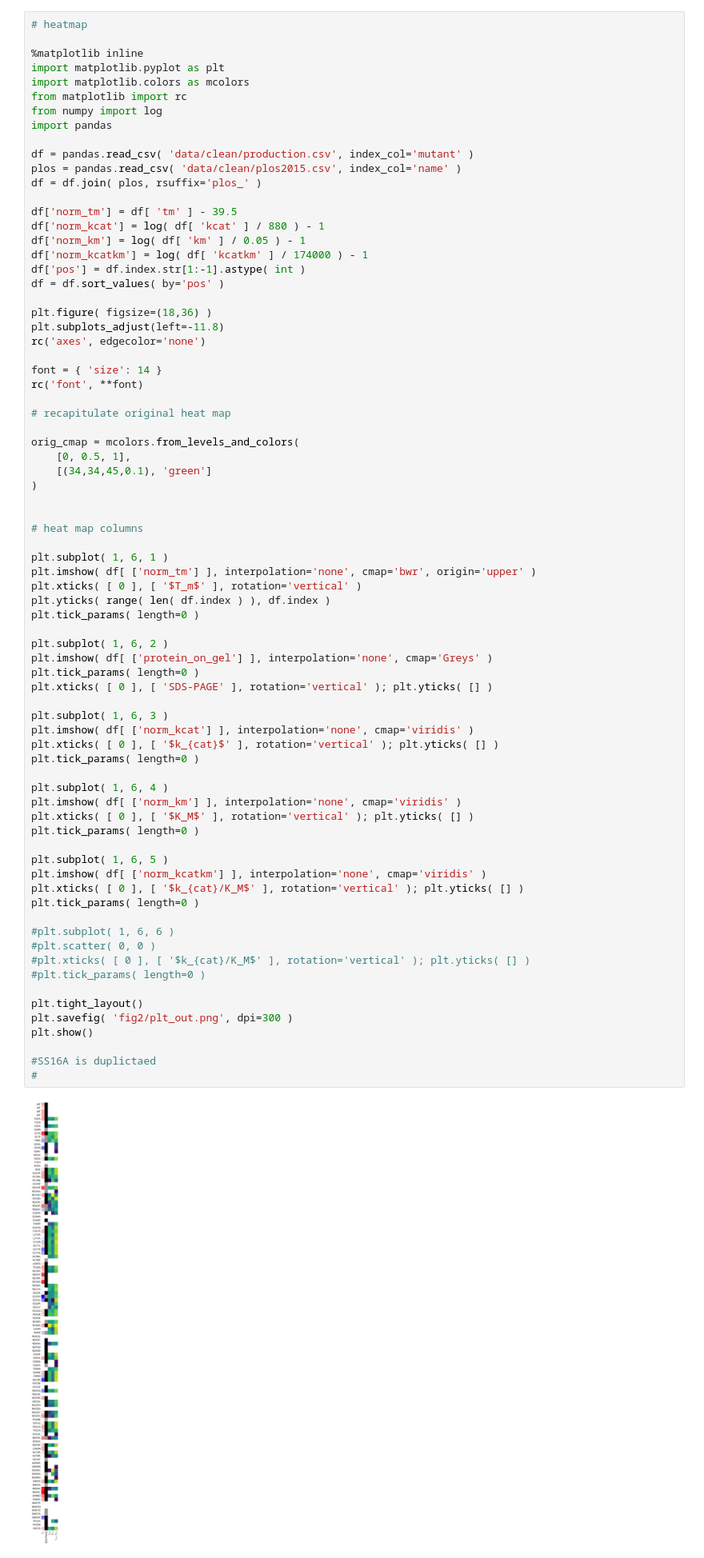
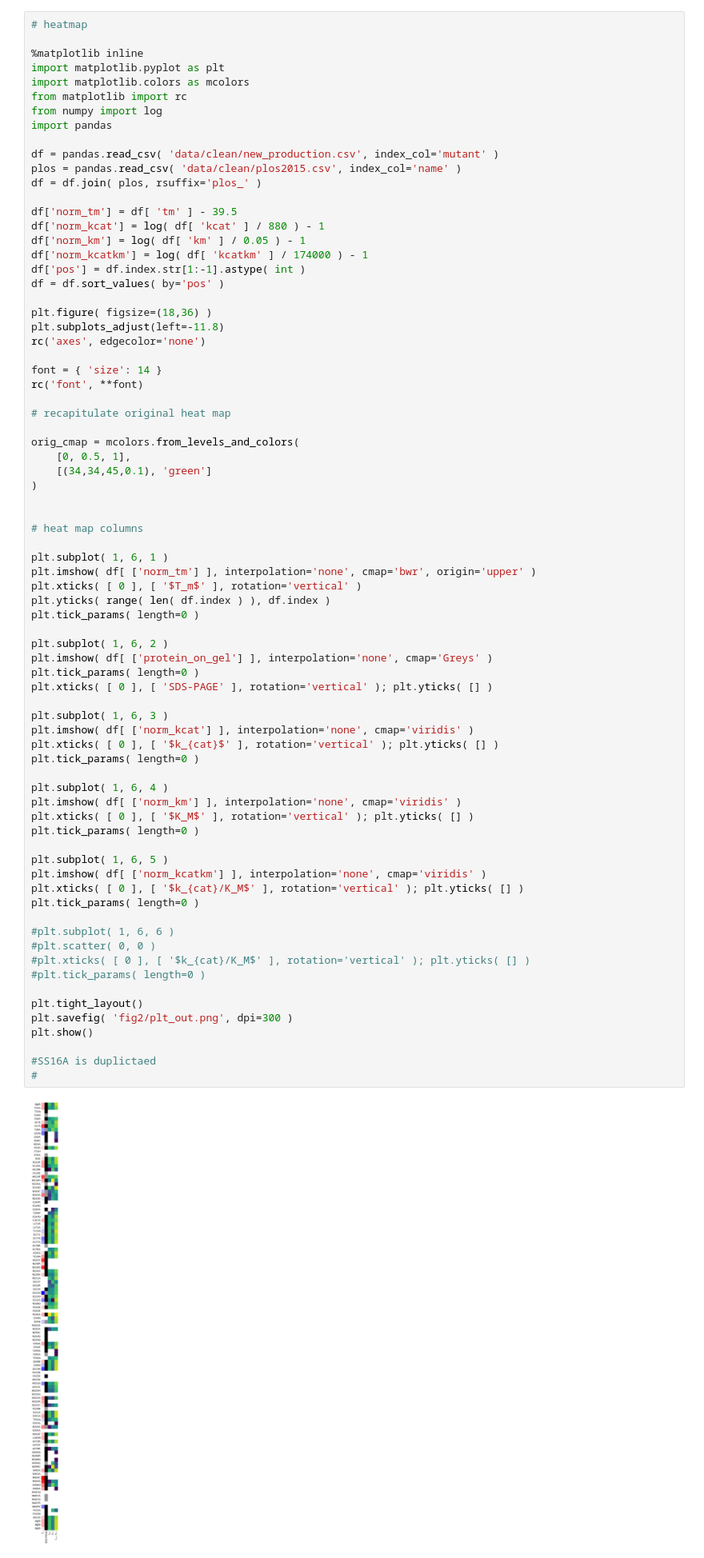
Before and after one commit to sienahw/bagel-thermostability, a Jupyter notebook: figures (1).ipynb, the cells around one changed output. Shown at 80% size. Saved outputs shown, nothing was run; the diff lists cells and outputs as text.

```diff
--- a/figures (1).ipynb
+++ b/figures (1).ipynb
@@ -21,7 +26,7 @@ from matplotlib import rc
 from numpy import log
 import pandas
 
-df = pandas.read_csv( 'data/clean/production.csv', index_col='mutant' )
+df = pandas.read_csv( 'data/clean/new_production.csv', index_col='mutant' )
 plos = pandas.read_csv( 'data/clean/plos2015.csv', index_col='name' )
 df = df.join( plos, rsuffix='plos_' )
 
@@ -60,34 +65,34 @@ plt.imshow( df[ ['protein_on_gel'] ], interpolation='none', cmap='Greys' )
 plt.tick_params( length=0 )
 plt.xticks( [ 0 ], [ 'SDS-PAGE' ], rotation='vertical' ); plt.yticks( [] )
 
 plt.subplot( 1, 6, 3 )
 plt.imshow( df[ ['norm_kcat'] ], interpolation='none', cmap='viridis' )
 plt.xticks( [ 0 ], [ '$k_{cat}$' ], rotation='vertical' ); plt.yticks( [] )
 plt.tick_params( length=0 )
 
 plt.subplot( 1, 6, 4 )
 plt.imshow( df[ ['norm_km'] ], interpolation='none', cmap='viridis' )
 plt.xticks( [ 0 ], [ '$K_M$' ], rotation='vertical' ); plt.yticks( [] )
 plt.tick_params( length=0 )
 
 plt.subplot( 1, 6, 5 )
 plt.imshow( df[ ['norm_kcatkm'] ], interpolation='none', cmap='viridis' )
 plt.xticks( [ 0 ], [ '$k_{cat}/K_M$' ], rotation='vertical' ); plt.yticks( [] )
 plt.tick_params( length=0 )
 
 #plt.subplot( 1, 6, 6 )
 #plt.scatter( 0, 0 )
 #plt.xticks( [ 0 ], [ '$k_{cat}/K_M$' ], rotation='vertical' ); plt.yticks( [] )
 #plt.tick_params( length=0 )
 
 plt.tight_layout()
 plt.savefig( 'fig2/plt_out.png', dpi=300 )
 plt.show()
 
 #SS16A is duplictaed
 #
 # %% [output]
-[figure, old version]
+[figure, new version]
 # %%
 # legends
 
```
Also changed, not shown: parts of 4 cells of this notebook.
